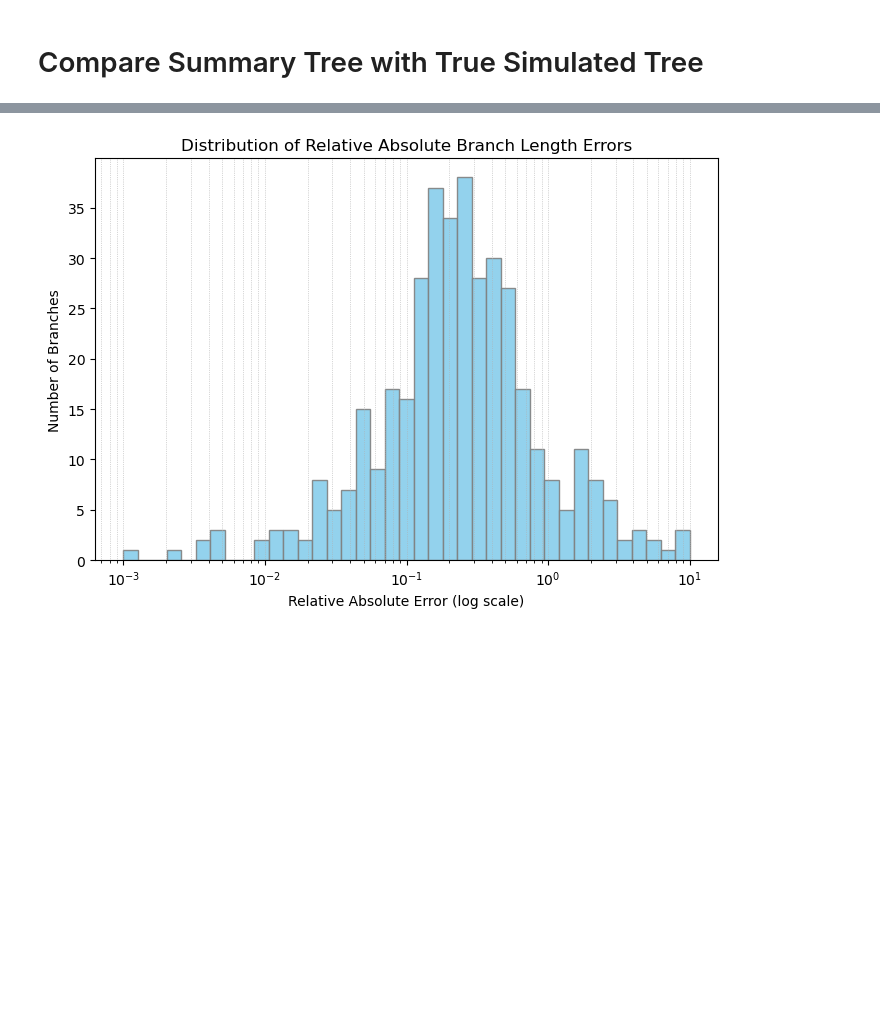
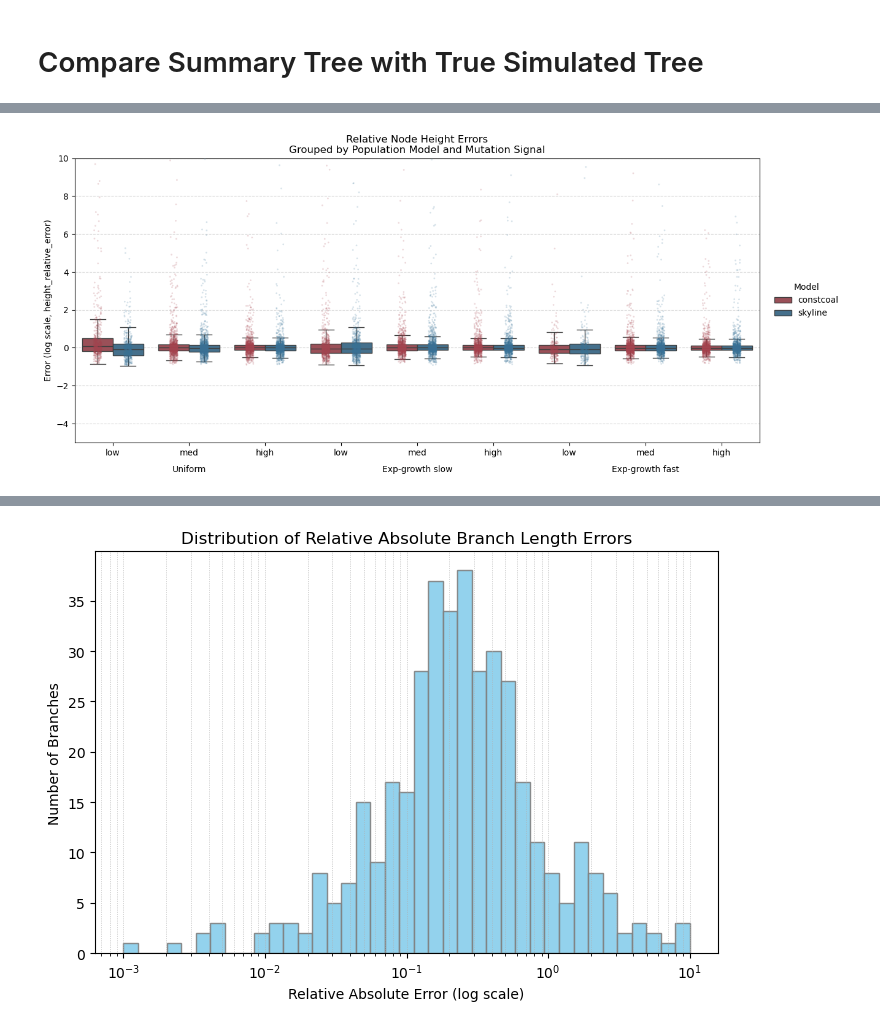
Before and after one commit to marie3003/BESP_paper-analyses, a Jupyter notebook: workflows/evaluate_results.ipynb, the cells around one changed output, grey strips where cells are left out. Cells and saved outputs as stored; diff of their text form; code cells hidden in the pictures; blank space fills up the shorter version.

```diff
--- a/workflows/evaluate_results.ipynb
+++ b/workflows/evaluate_results.ipynb
@@ -346,0 +55,4 @@ boxplot_branch_length_errors(branch_length_df, metric="height_relative_error", t
+# %%
+boxplot_branch_length_errors(tree_metrics_combined, metric="height_relative_error", title="Relative Node Height Errors\nGrouped by Population Model and Mutation Signal", logscale = False)
+# %% [output]
+[figure, added]
```
Also changed, not shown: parts of 34 cells of this notebook, 5 other files.
